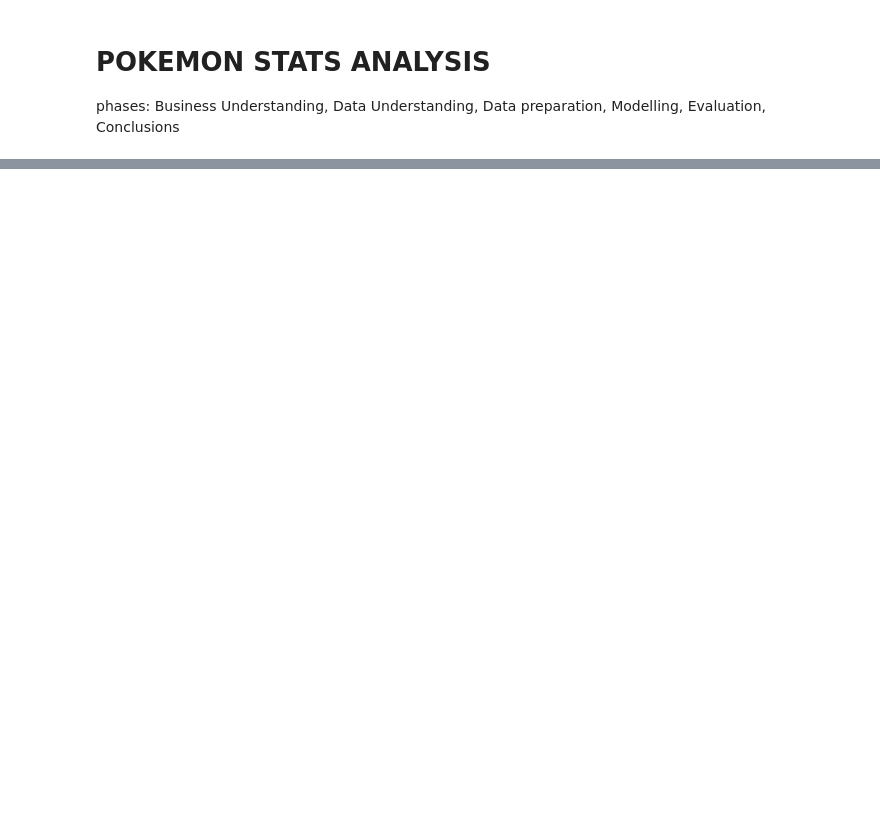
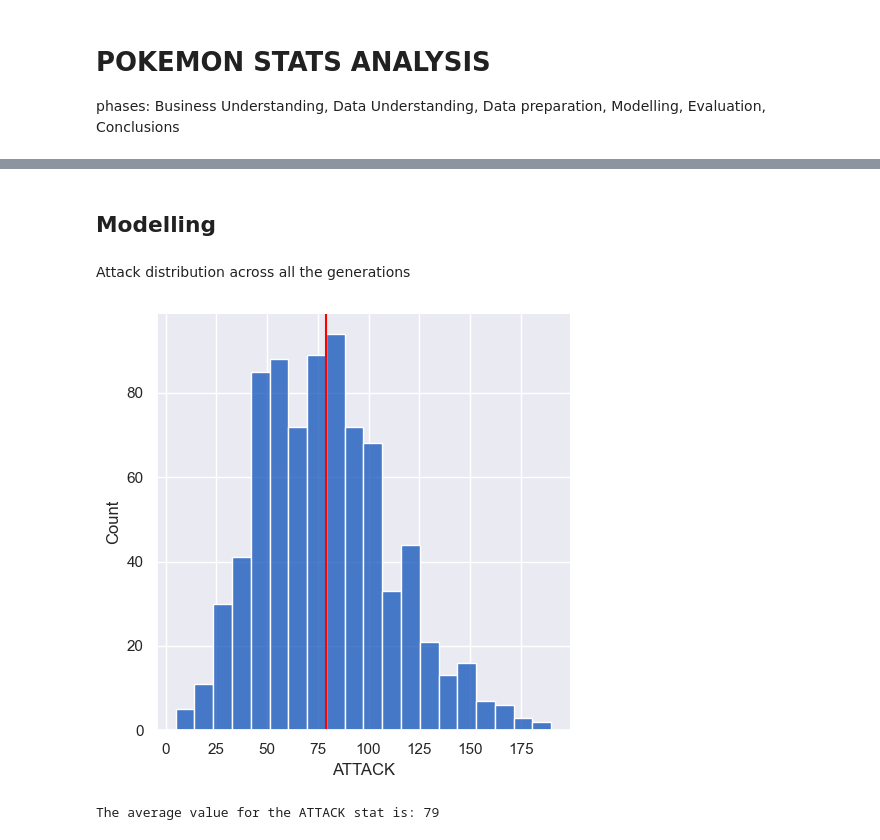
Before and after one commit to VictorGonzalezEscriba/pokemon_stats, a Jupyter notebook: notebook.ipynb, the cells around one changed output, grey strips where cells are left out. Saved outputs shown, nothing was run; the diff lists cells and outputs as text; code cells hidden in the pictures; blank space fills up the shorter version.

Commit message:
Added modelling

```diff
--- a/notebook.ipynb
+++ b/notebook.ipynb
@@ -24,0 +37,3 @@ df.head(n=10)
+# %%
+df = df.set_index('NAME') #change and set the index to the name attribute
+df.head(n=5)
@@ -24,0 +50,5 @@ df.head(n=10)
+# %%
+## The index of Mega Pokemons contained extra and unneeded text. Removed all the text before "Mega"
+df.index = df.index.str.replace(".*(?=Mega)", "")
+df.index = df.index.str.replace(".*(?=Primal)", "")
+df.head(5)
@@ -24,0 +63,2 @@ df.head(n=10)
+# %%
+df=df.drop(['#'],axis=1) #drop the columns with axis=1;axis=0 is for rows
@@ -24,0 +73,3 @@ df.head(n=10)
+# %%
+#some values in TYPE2 are empty and thus they have to be filled or deleted
+df['TYPE 2'].fillna(df['TYPE 1'], inplace=True) #fill NaN values in Type2 with corresponding values of Type
@@ -24,0 +160,19 @@ df.head(n=10)
+# %% [markdown]
+## Modelling
+# %% [markdown]
+Attack distribution across all the generations
+# %%
+# Seaborn options
+sns.set_theme(style="darkgrid")
+
+sns.displot(data = df["ATTACK"], color="#0F52BA")
+
+# average line
+plt.axvline(x=df['ATTACK'].mean(), color='red')
+plt.show()
+
+mean_attack = df['ATTACK'].mean()
+print("The average value for the ATTACK stat is:", round(mean_attack))
+# %% [output]
+[figure, added]
+The average value for the ATTACK stat is: 79
```
Also changed, not shown: parts of 22 cells of this notebook, 1 other file.
